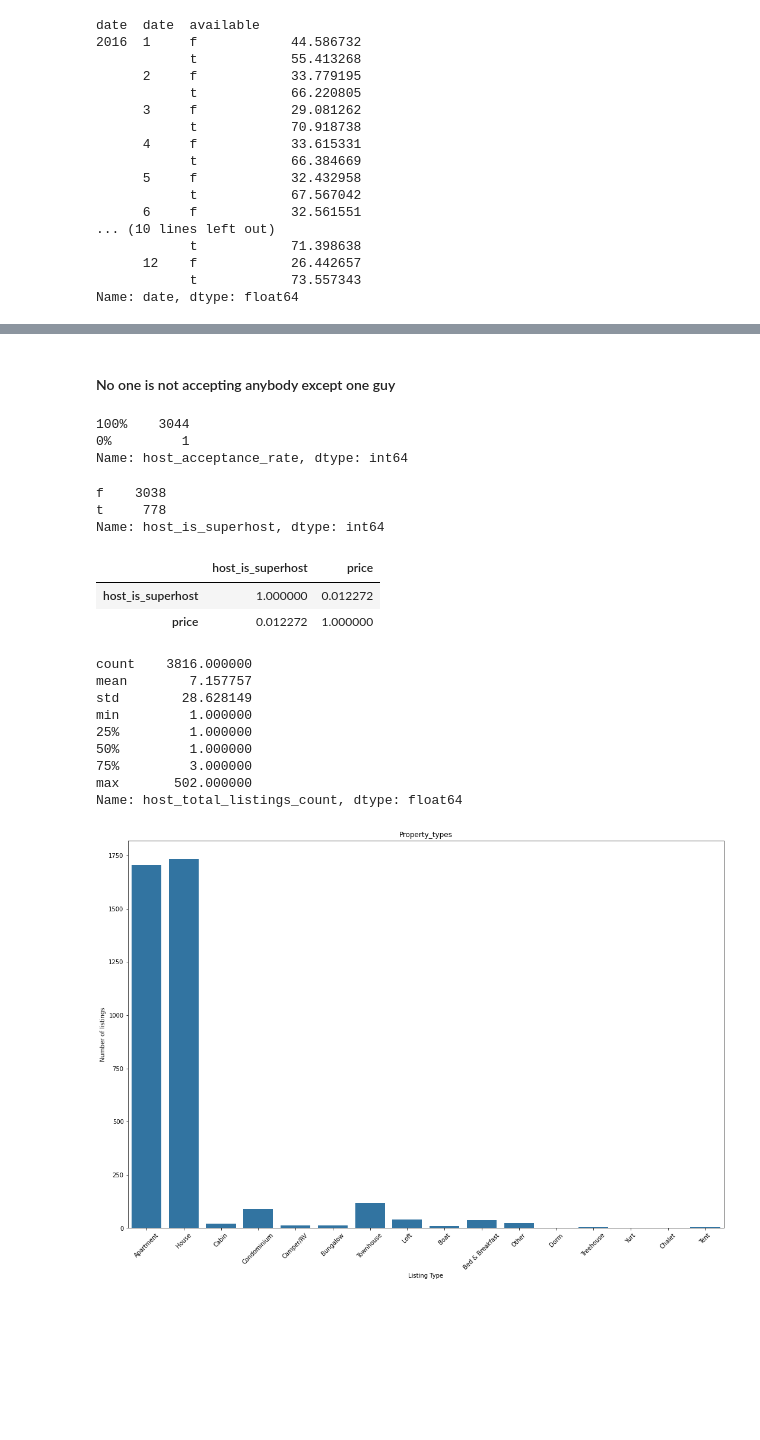
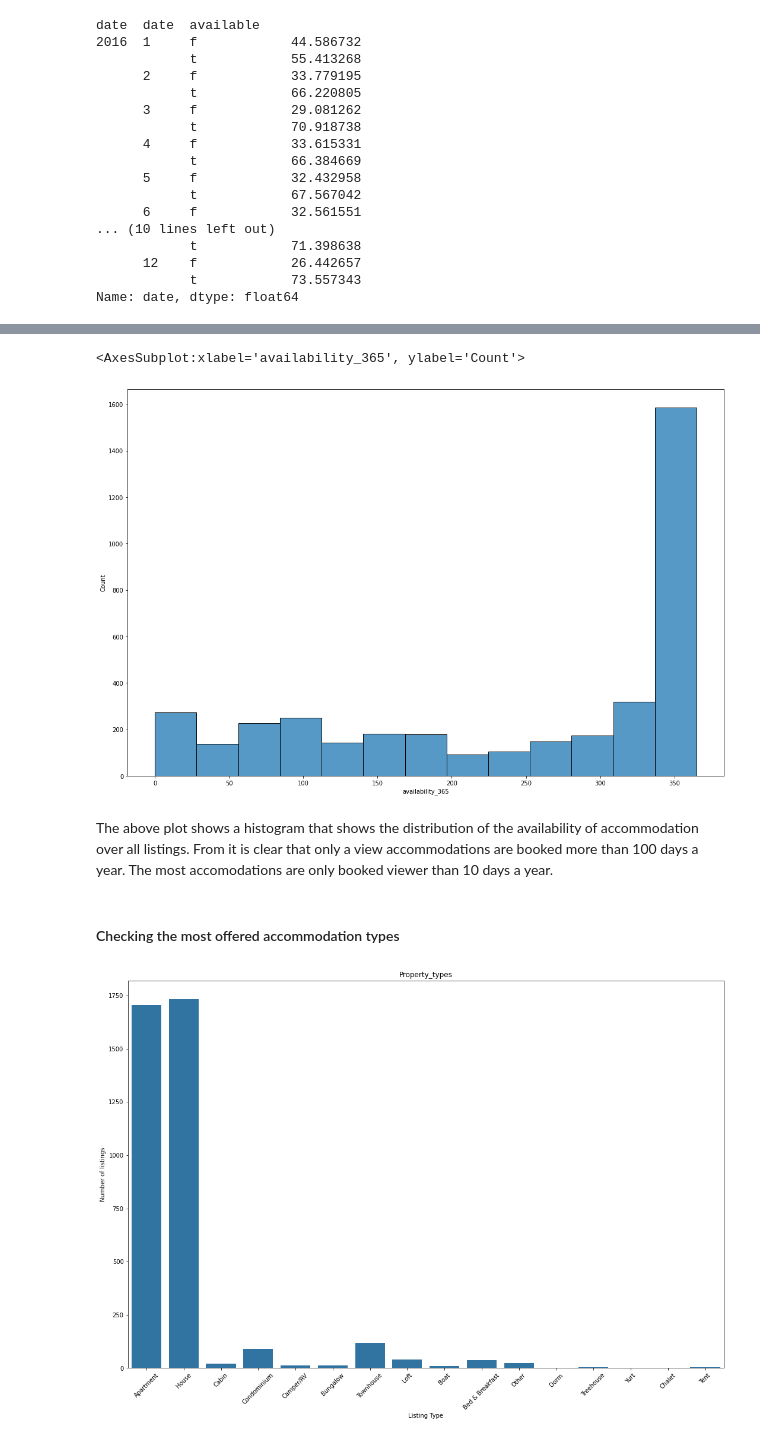
Before and after one commit to Snavik-08/Seattle_Analysis, a Jupyter notebook: Seattle_EDA.ipynb, the cells around one changed output, grey strips where cells are left out. Saved outputs shown, nothing was run; the diff lists cells and outputs as text; code cells hidden in the pictures; blank space fills up the shorter version.

```diff
--- a/Seattle_EDA.ipynb
+++ b/Seattle_EDA.ipynb
@@ -433,35 +372,12 @@ plt.title('The most host response time', );
-# %% [markdown]
-#### No one is not accepting anybody except one guy
-# %%
-df_list.host_acceptance_rate.value_counts()
-# %% [output]
-100%    3044
-0%         1
-Name: host_acceptance_rate, dtype: int64
-# %%
-df_list.host_is_superhost.value_counts()
-# %% [output]
-f    3038
-t     778
-Name: host_is_superhost, dtype: int64
-# %%
-df_list[['host_is_superhost', 'price']].corr()
-# %% [output]
-|  | host_is_superhost | price |
-| host_is_superhost | 1.000000 | 0.012272 |
-| price | 0.012272 | 1.000000 |
-# %%
-df_list["host_total_listings_count"].describe()
-# %% [output]
-count    3816.000000
-mean        7.157757
-std        28.628149
-min         1.000000
-25%         1.000000
-50%         1.000000
-75%         3.000000
-max       502.000000
-Name: host_total_listings_count, dtype: float64
+# %%
+sns.histplot(x='availability_365', data=df_list[relevant_var])
+# %% [output]
+<AxesSubplot:xlabel='availability_365', ylabel='Count'>
+[figure, added]
+# %% [markdown]
+The above plot shows a histogram that shows the distribution of the availability of accommodation over all listings. From it is clear that only a view accommodations are booked more than 100 days a year. The most accomodations are only booked viewer than 10 days a year.
+# %% [markdown]
+#### Checking the most offered accommodation types
 # %%
 df_list['property_type'].value_counts().index
 
```
Also changed, not shown: parts of 37 cells of this notebook, 1 other file.
